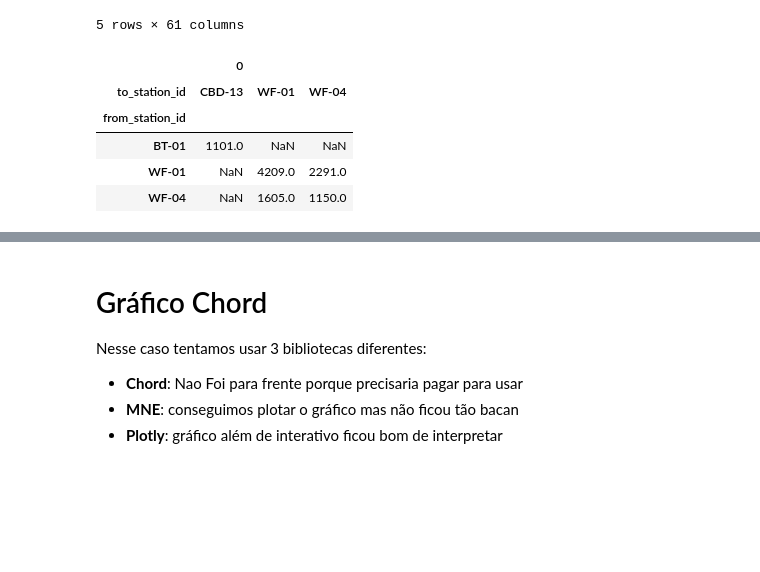
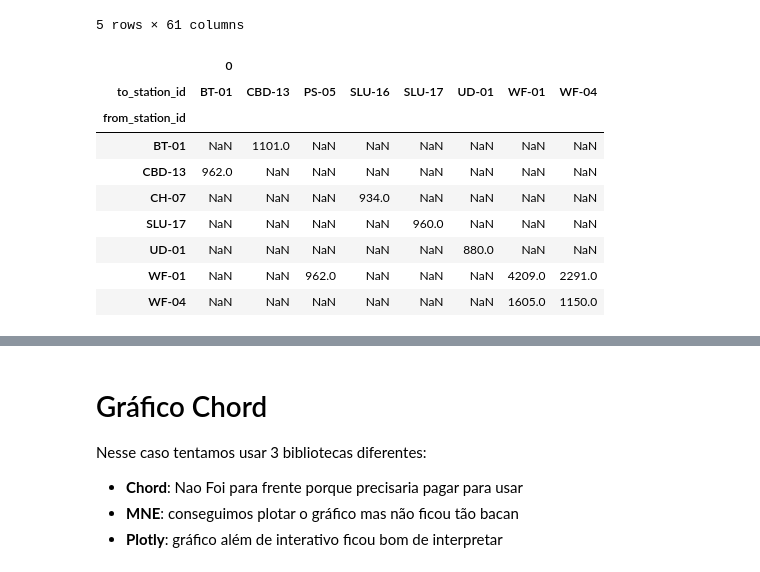
Before and after one commit to HenriqueCastros/GraficosChordESankey, a Jupyter notebook: Aula08.ipynb, the cells around one changed output, grey strips where cells are left out. Drawn from its saved outputs; the diff is of its cells as text; code cells hidden in the pictures; blank space fills up the shorter version.

```diff
--- a/Aula08.ipynb
+++ b/Aula08.ipynb
@@ -81,12 +81,16 @@ crosstab_df.head()
 # %%
 ## DESCONSIDERAR
 df.groupby(['from_station_id', 'to_station_id']).size().to_frame()\
-    .sort_values(by=0,ascending=False).head(5).reset_index().pivot(index='from_station_id', columns='to_station_id')
+    .sort_values(by=0,ascending=False).head(10).reset_index().pivot(index='from_station_id', columns='to_station_id')
 # %% [output]
-|  | 0 |  |  |
-| to_station_id | CBD-13 | WF-01 | WF-04 |
-| from_station_id |  |  |  |
-| BT-01 | 1101.0 | NaN | NaN |
-| WF-01 | NaN | 4209.0 | 2291.0 |
-| WF-04 | NaN | 1605.0 | 1150.0 |
+|  | 0 |  |  |  |  |  |  |  |
+| to_station_id | BT-01 | CBD-13 | PS-05 | SLU-16 | SLU-17 | UD-01 | WF-01 | WF-04 |
+| from_station_id |  |  |  |  |  |  |  |  |
+| BT-01 | NaN | 1101.0 | NaN | NaN | NaN | NaN | NaN | NaN |
+| CBD-13 | 962.0 | NaN | NaN | NaN | NaN | NaN | NaN | NaN |
+| CH-07 | NaN | NaN | NaN | 934.0 | NaN | NaN | NaN | NaN |
+| SLU-17 | NaN | NaN | NaN | NaN | 960.0 | NaN | NaN | NaN |
+| UD-01 | NaN | NaN | NaN | NaN | NaN | 880.0 | NaN | NaN |
+| WF-01 | NaN | NaN | 962.0 | NaN | NaN | NaN | 4209.0 | 2291.0 |
+| WF-04 | NaN | NaN | NaN | NaN | NaN | NaN | 1605.0 | 1150.0 |
 # %%
```
Also changed, not shown: parts of 14 cells of this notebook.
